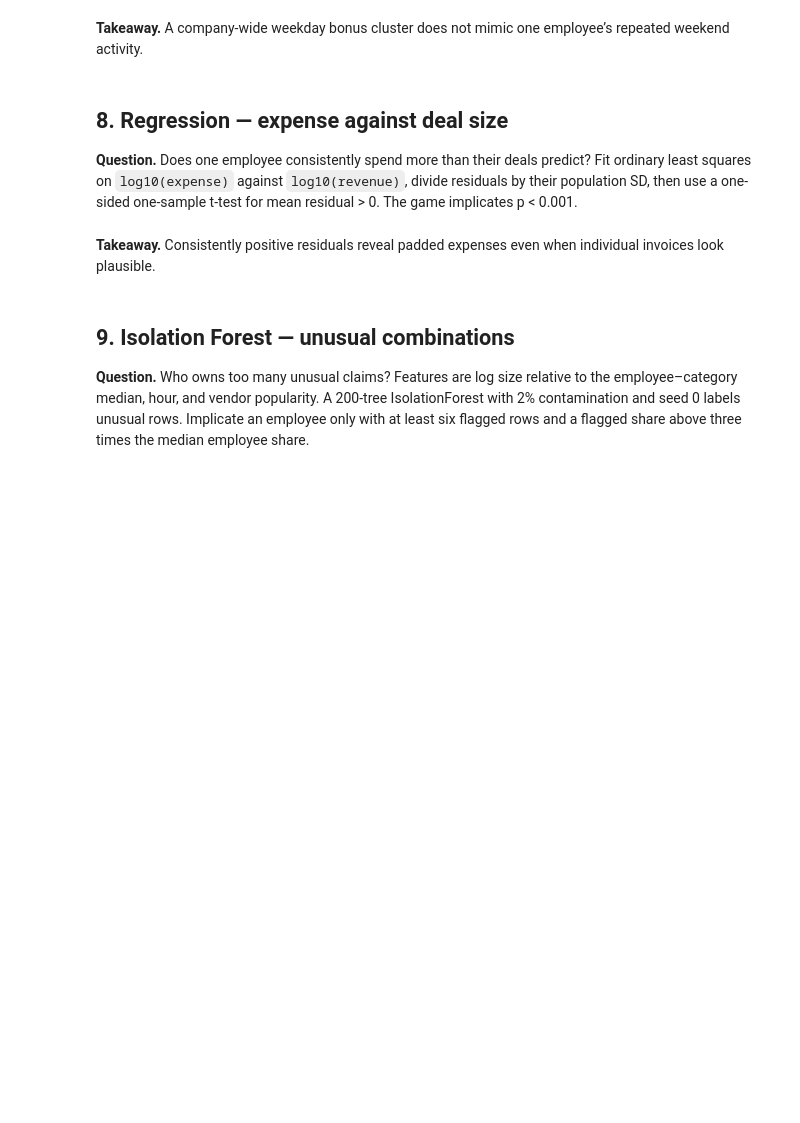
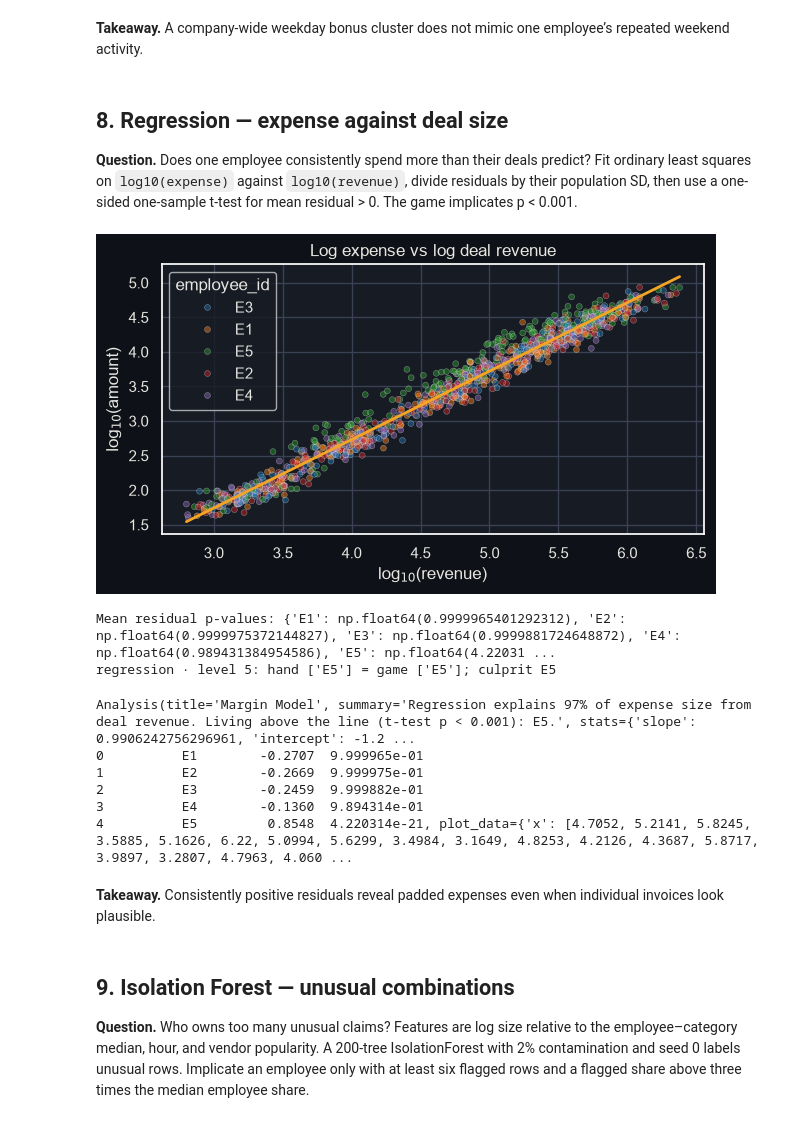
Before and after one commit to YashvanthSankar/idse-course-project, a Jupyter notebook: game/notebooks/02_detection_tools.ipynb, the cells around one changed output. Drawn from its saved outputs; the diff is of its cells as text; code cells hidden in the pictures; blank space fills up the shorter version.

```diff
--- a/game/notebooks/02_detection_tools.ipynb
+++ b/game/notebooks/02_detection_tools.ipynb
@@ -133,12 +224,22 @@ check("timeseries",4,hand,{"freq":"D"})
 # %%
 df=cases[5].df
 x=np.log10(df[["revenue"]].to_numpy()); y=np.log10(df.amount.to_numpy())
 model=LinearRegression().fit(x,y); residual=(y-model.predict(x)); standardized=pd.Series(residual/residual.std(),index=df.index)
 pvals={e:ttest_1samp(r,0,alternative="greater").pvalue for e,r in standardized.groupby(df.employee_id)}
 hand=sorted(e for e,p in pvals.items() if p<.001)
-fig,ax=plt.subplots(figsize=(7,3.5)); sns.scatterplot(x=x[:,0],y=y,hue=df.employee_id,palette="tab10",alpha=.45,s=18,ax=ax); xs=np.linspace(x.min(),x.max(),100); ax.plot(xs,model.predict(xs.reshape(-1,1)),color=AMBER,lw=2,label="OLS fit"); ax.set(title="Log expense vs log deal revenue",xlabel="log₁₀(revenue)",ylabel="log₁₀(amount)"); plt.show()
+fig,ax=plt.subplots(figsize=(7,3.5)); sns.scatterplot(x=x[:,0],y=y,hue=df.employee_id,palette="tab10",alpha=.45,s=18,ax=ax); xs=np.linspace(x.min(),x.max(),100); ax.plot(xs,model.predict(xs.reshape(-1,1)),color=AMBER,lw=2,label="OLS fit"); ax.set(title="Log expense vs log deal revenue",xlabel="log$_{10}$(revenue)",ylabel="log$_{10}$(amount)"); plt.show()
 print("Mean residual p-values:",pvals)
 check("regression",5,hand)
+# %% [output]
+[figure, added]
+Mean residual p-values: {'E1': np.float64(0.9999965401292312), 'E2': np.float64(0.9999975372144827), 'E3': np.float64(0.9999881724648872), 'E4': np.float64(0.989431384954586), 'E5': np.float64(4.22031 ...
+regression · level 5: hand ['E5'] = game ['E5']; culprit E5
+Analysis(title='Margin Model', summary='Regression explains 97% of expense size from deal revenue. Living above the line (t-test p < 0.001): E5.', stats={'slope': 0.9906242756296961, 'intercept': -1.2 ...
+0          E1        -0.2707  9.999965e-01
+1          E2        -0.2669  9.999975e-01
+2          E3        -0.2459  9.999882e-01
+3          E4        -0.1360  9.894314e-01
+4          E5         0.8548  4.220314e-21, plot_data={'x': [4.7052, 5.2141, 5.8245, 3.5885, 5.1626, 6.22, 5.0994, 5.6299, 3.4984, 3.1649, 4.8253, 4.2126, 4.3687, 5.8717, 3.9897, 3.2807, 4.7963, 4.060 ...
 # %% [markdown]
 **Takeaway.** Consistently positive residuals reveal padded expenses even when individual invoices look plausible.
 # %% [markdown]
```
Also changed, not shown: parts of 10 cells of this notebook, 5 other files.
